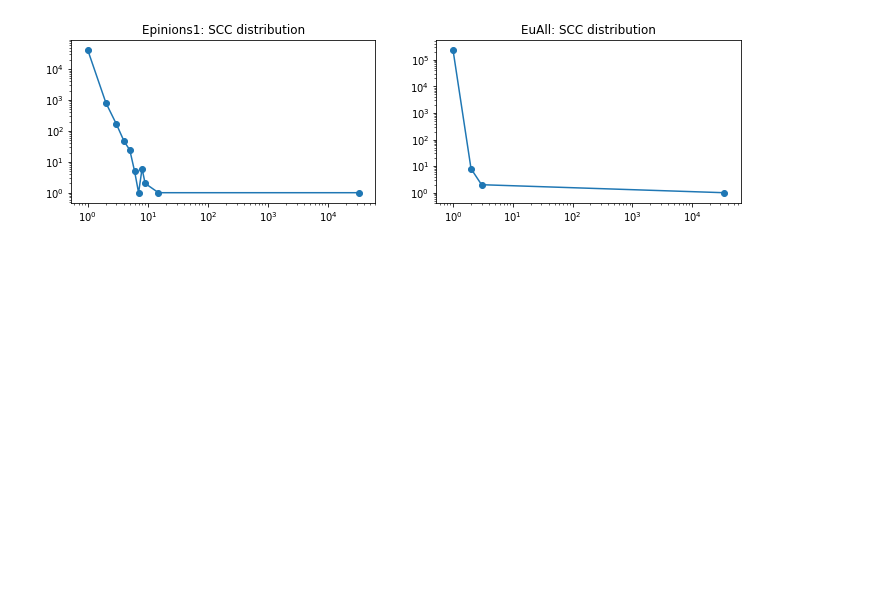
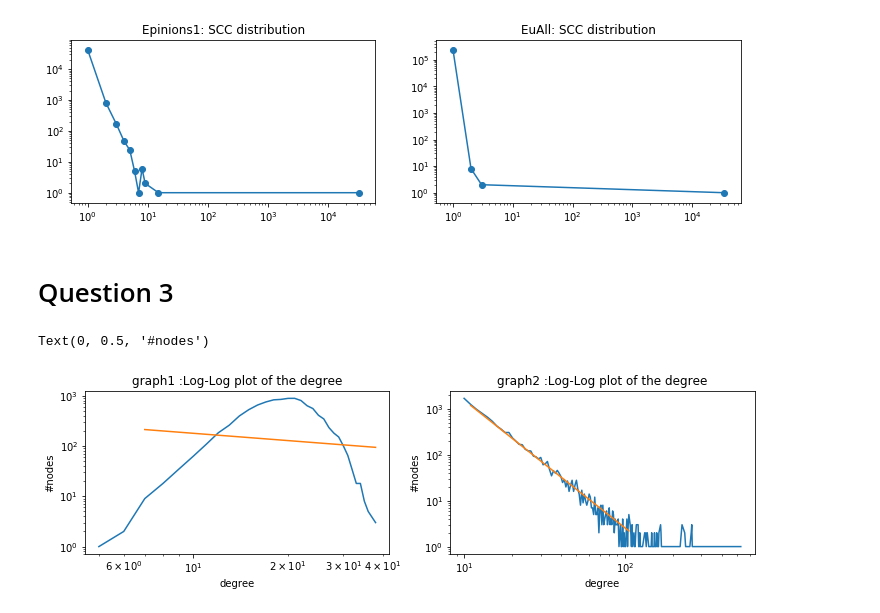
Before and after one commit to gggliuye/VIO, a Jupyter notebook: MachineLearningWithGraph/HWs/HW3_graphinfo_plot.ipynb, the cells around one changed output. Saved outputs shown, nothing was run; the diff lists cells and outputs as text; code cells hidden in the pictures; blank space fills up the shorter version.

```diff
--- a/MachineLearningWithGraph/HWs/HW3_graphinfo_plot.ipynb
+++ b/MachineLearningWithGraph/HWs/HW3_graphinfo_plot.ipynb
@@ -88,3 +90,49 @@ plt.title("EuAll: SCC distribution")
 # %% [output]
 Text(0.5, 1.0, 'EuAll: SCC distribution')
 [figure]
+# %% [markdown]
+# Question 3
+# %%
+Graph1 = snap.LoadEdgeList(snap.PUNGraph, 'graph1.txt', 0, 1)
+Graph2 = snap.LoadEdgeList(snap.PUNGraph, 'graph2.txt', 0, 1)
+
+snap.PlotInDegDistr(Graph1, "graph1", "G_wiki In Degree")
+indegree_o_1 = np.loadtxt("inDeg."+"graph1"+".tab")
+
+snap.PlotInDegDistr(Graph2, "graph2", "G_wiki In Degree")
+indegree_o_2 = np.loadtxt("inDeg."+"graph2"+".tab")
+
+# filter zero entities
+filtered = indegree_o_1[:,1] > 1
+indegree_1 = indegree_o_1[filtered, :]
+
+# filter zero entities
+filtered = indegree_o_2[:,1] > 4
+indegree_2 = indegree_o_2[filtered, :]
+
+z = np.polyfit(np.log10(indegree_1[1:,0]), np.log10(indegree_1[1:,1]), 1)
+a = z[0]; b = z[1];
+
+estimated_degree_1 = np.power(10,b)*np.power(indegree_1[1:,0], a)
+
+z = np.polyfit(np.log10(indegree_2[1:,0]), np.log10(indegree_2[1:,1]), 1)
+a = z[0]; b = z[1];
+
+estimated_degree_2 = np.power(10,b)*np.power(indegree_2[1:,0], a)
+# %%
+plt.figure(figsize=(12,3))
+plt.subplot(121)
+plt.loglog(indegree_o_1[:,0], indegree_o_1[:,1])
+plt.loglog(indegree_1[1:,0], estimated_degree_1)
+plt.title("graph1 :Log-Log plot of the degree")
+plt.xlabel("degree")
+plt.ylabel("#nodes")
+plt.subplot(122)
+plt.loglog(indegree_o_2[:,0], indegree_o_2[:,1])
+plt.loglog(indegree_2[1:,0], estimated_degree_2)
+plt.title("graph2 :Log-Log plot of the degree")
+plt.xlabel("degree")
+plt.ylabel("#nodes")
+# %% [output]
+Text(0, 0.5, '#nodes')
+[figure, added]
```
Also changed, not shown: parts of 1 cell of this notebook, 5 other files.
